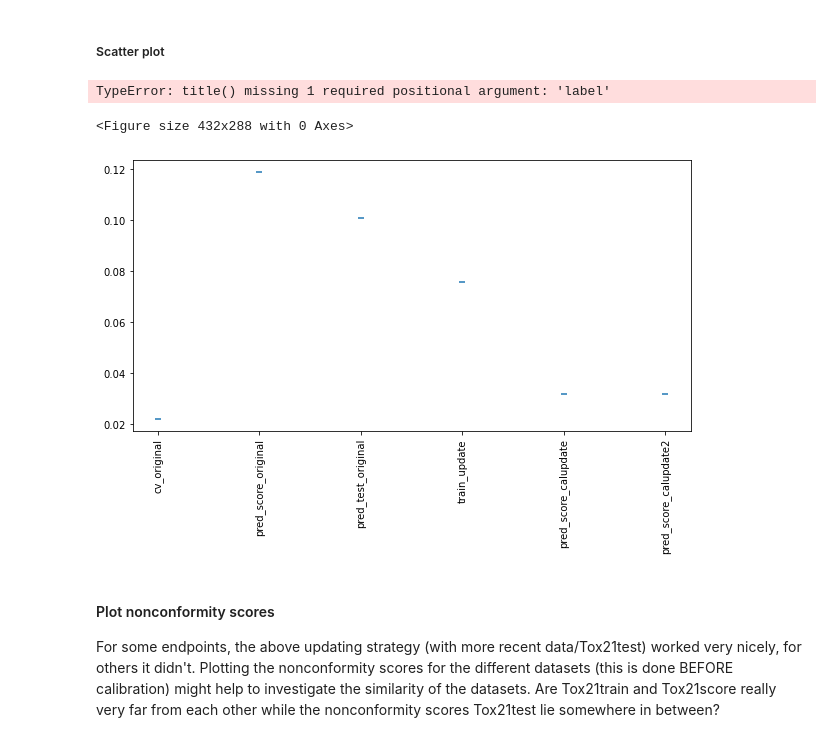
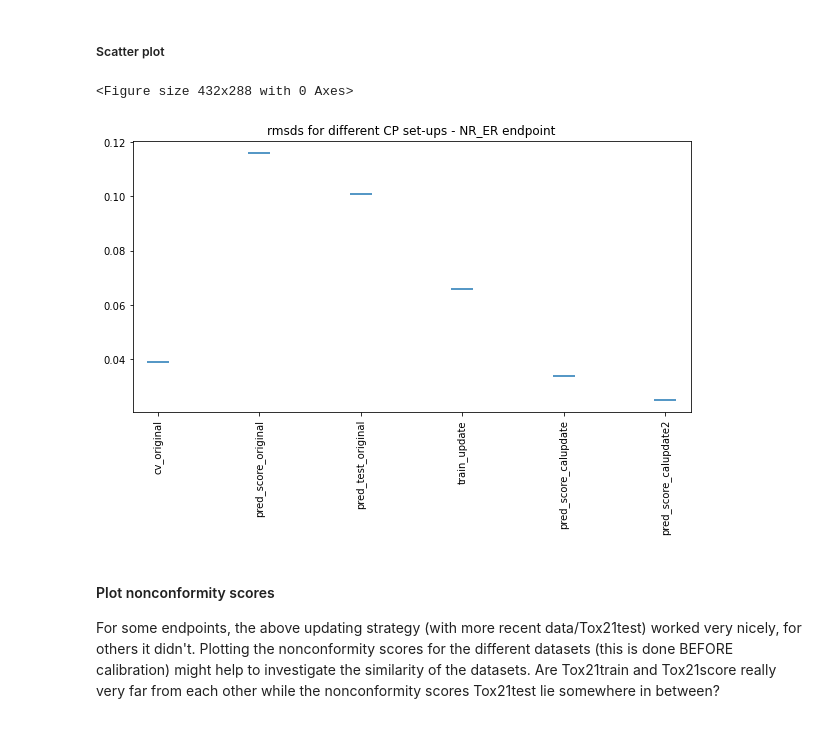
Before and after one commit to volkamerlab/cptox21_manuscript_SI, a Jupyter notebook: code/calupdate_example.ipynb, the cells around one changed output. Saved outputs shown, nothing was run; the diff lists cells and outputs as text; code cells hidden in the pictures.

Commit message:
update plots

```diff
--- a/code/calupdate_example.ipynb
+++ b/code/calupdate_example.ipynb
@@ -289,12 +275,19 @@ def line_plot(rmsds, strategies, colours=None, markers=None):
+# %%
+def plot_rmsds(rmsds, strategies, endpoint=endpoint):
+    plt.clf()
+    fig = plt.figure(figsize=(10,5))
+
+    plt.scatter(strategies, [rmsds[s] for s in strategies], marker='_', s=500)
+    plt.xticks(rotation='vertical')
+    plt.title(f"rmsds for different CP set-ups - {endpoint} endpoint")
 # %%
 strategies = ["cv_original", "pred_score_original", "pred_test_original", "train_update", "pred_score_calupdate",
              "pred_score_calupdate2"]
 # %%
-line_plot(rmsds, strategies)
+plot_rmsds(rmsds, strategies)
 # %% [output]
-TypeError: title() missing 1 required positional argument: 'label'
+<Figure size 432x288 with 0 Axes>
-<Figure size 432x288 with 0 Axes>
-[figure, old version]
+[figure, new version]
 # %% [markdown]
 #### Plot nonconformity scores
 For some endpoints, the above updating strategy (with more recent data/Tox21test) worked very nicely, for others it didn't. Plotting the nonconformity scores for the different datasets (this is done BEFORE calibration) might help to investigate the similarity of the datasets. Are Tox21train and Tox21score really very far from each other while the nonconformity scores Tox21test lie somewhere in between?
```
Also changed, not shown: parts of 10 cells of this notebook, 1 other file.
